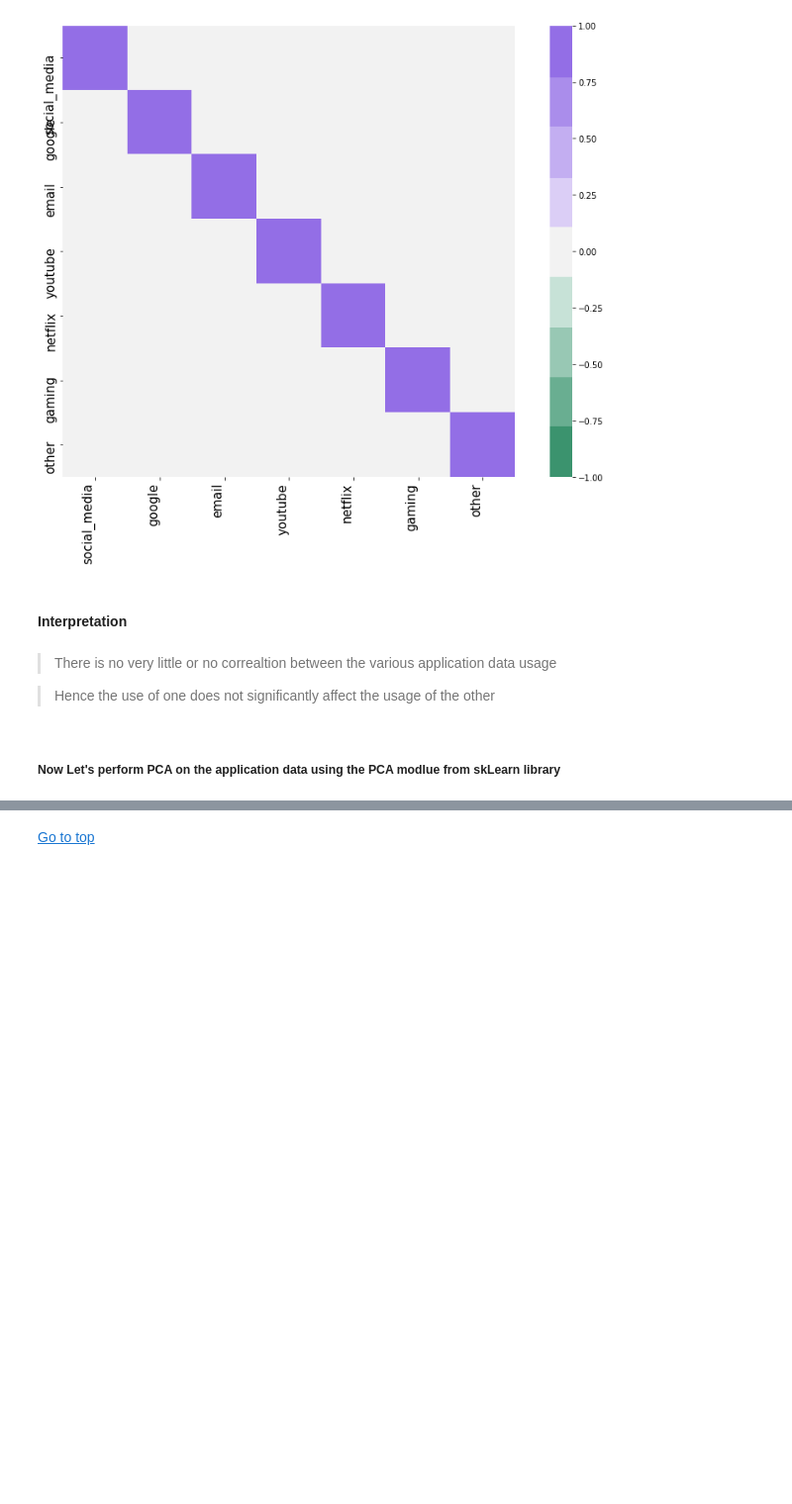
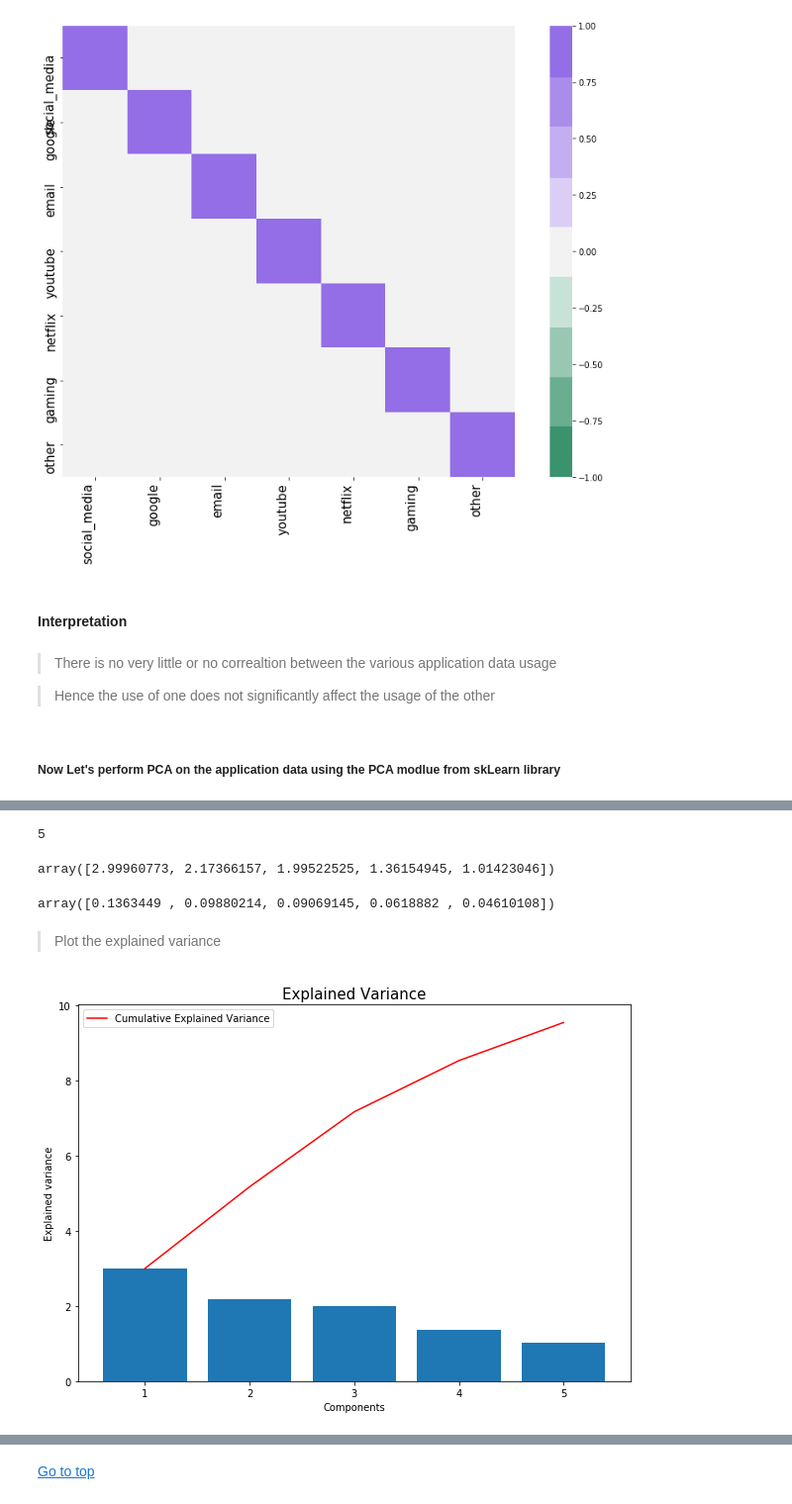
Before and after one commit to Patrick5455/tellco_user_analytics, a Jupyter notebook: analyis/user_overview.ipynb, the cells around one changed output, grey strips where cells are left out. Shown at 99% size. Saved outputs shown, nothing was run; the diff lists cells and outputs as text; code cells hidden in the pictures; blank space fills up the shorter version.

```diff
--- a/analyis/user_overview.ipynb
+++ b/analyis/user_overview.ipynb
@@ -1423,0 +1420,2 @@ PCA(n_components=23)
+# %%
+num_data = data2.select_dtypes(include='number')
@@ -1423,0 +1438,3 @@ PCA(n_components=23)
+# %%
+pca_data = StandardScaler().fit_transform(num_data)
+pca_data = pd.DataFrame(pca_data, columns=num_data.columns)
@@ -1423,0 +1459,4 @@ PCA(n_components=23)
+# %%
+pcamodel = PCA(n_components=5)
+pca = pcamodel.fit_transform(pca_data)
+pca.shape
@@ -1423,0 +1503,29 @@ PCA(n_components=23)
+# %%
+pcamodel.n_components_
+# %% [output]
+5
+# %%
+pcamodel.explained_variance_
+# %% [output]
+array([2.99960773, 2.17366157, 1.99522525, 1.36154945, 1.01423046])
+# %%
+pcamodel.explained_variance_ratio_
+# %% [output]
+array([0.1363449 , 0.09880214, 0.09069145, 0.0618882 , 0.04610108])
+# %% [markdown]
+> Plot the explained variance
+# %%
+plt.subplots(figsize=(10,7))
+plt.title('Explained Variance', fontsize=15)
+plt.bar(range(1,len(pcamodel.explained_variance_ )+1),pcamodel.explained_variance_ )
+plt.ylabel('Explained variance')
+plt.xlabel('Components')
+plt.plot(range(1,len(pcamodel.explained_variance_ )+1),
+         np.cumsum(pcamodel.explained_variance_),
+         c='red',
+         label="Cumulative Explained Variance")
+plt.legend(loc='upper left')
+plt.savefig('visuals/user_overview/pca_plots/explained_variance.png', format='png')
+plt.show()
+# %% [output]
+[figure, added]
```
Also changed, not shown: parts of 24 cells of this notebook, 7 other files.
